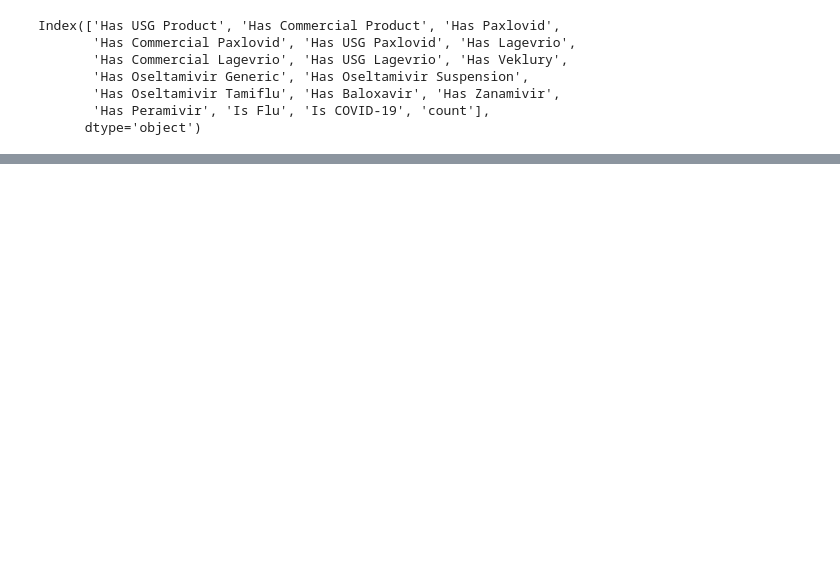
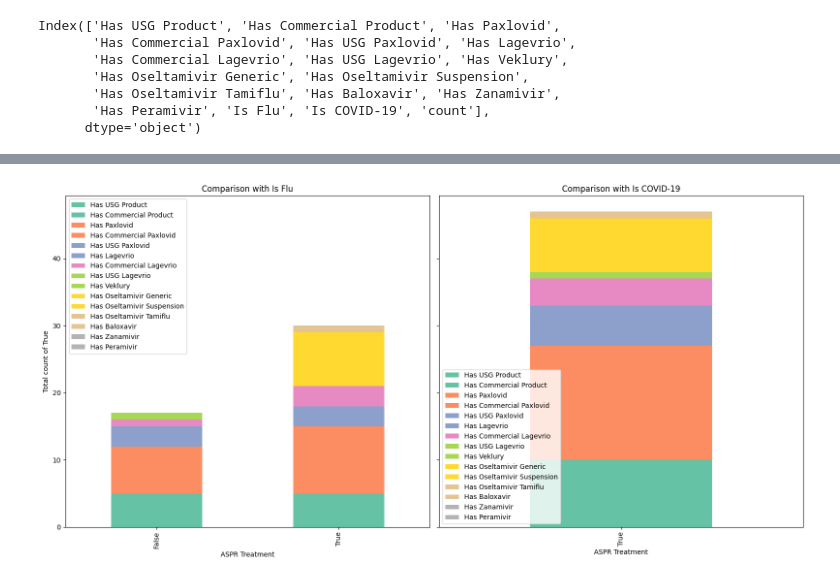
Before and after one commit to luckycarms/music_audio, a Jupyter notebook: ASPR/ASPR.ipynb, the cells around one changed output, grey strips where cells are left out. Drawn from its saved outputs; the diff is of its cells as text; code cells hidden in the pictures; blank space fills up the shorter version.

```diff
--- a/ASPR/ASPR.ipynb
+++ b/ASPR/ASPR.ipynb
@@ -270,0 +246,31 @@ plot_aspr()
+# %%
+# Looking at top 10 counts
+boolean_cols_2 = sorted_data_2.columns[:-3]  # Exclude 'count' "is flu" and "is covid-19" columns
+group_columns = ['Is Flu', 'Is COVID-19']
+# Select a colormap (e.g., 'Set2', 'Paired', 'tab20', etc.)
+
+
+# Initialize the plot
+fig, axes = plt.subplots(1, 2, figsize=(16, 8), sharey=True)
+
+
+# Loop through the Is Flu and Is COVID-19 columns
+for i, col in enumerate(group_columns):
+    # Count the occurrences of True (sum) for each boolean column by group (Is Flu or Is COVID-19)
+    group_counts_2 = sorted_data_2.groupby(col)[boolean_cols_2].sum()
+
+
+
+    # Plot a stacked bar plot
+    group_counts_2.plot(kind='bar', stacked=True, ax=axes[i], colormap='Set2')
+    axes[i].set_title(f'Comparison with {col}')
+    axes[i].set_xlabel('ASPR Treatment')
+    axes[i].set_ylabel('Total count of True')
+    axes[i].tick_params(axis='x', rotation=90)
+
+
+# Adjust layout
+plt.tight_layout()
+plt.show()
+# %% [output]
+[figure, added]
```
Also changed, not shown: parts of 11 cells of this notebook.
